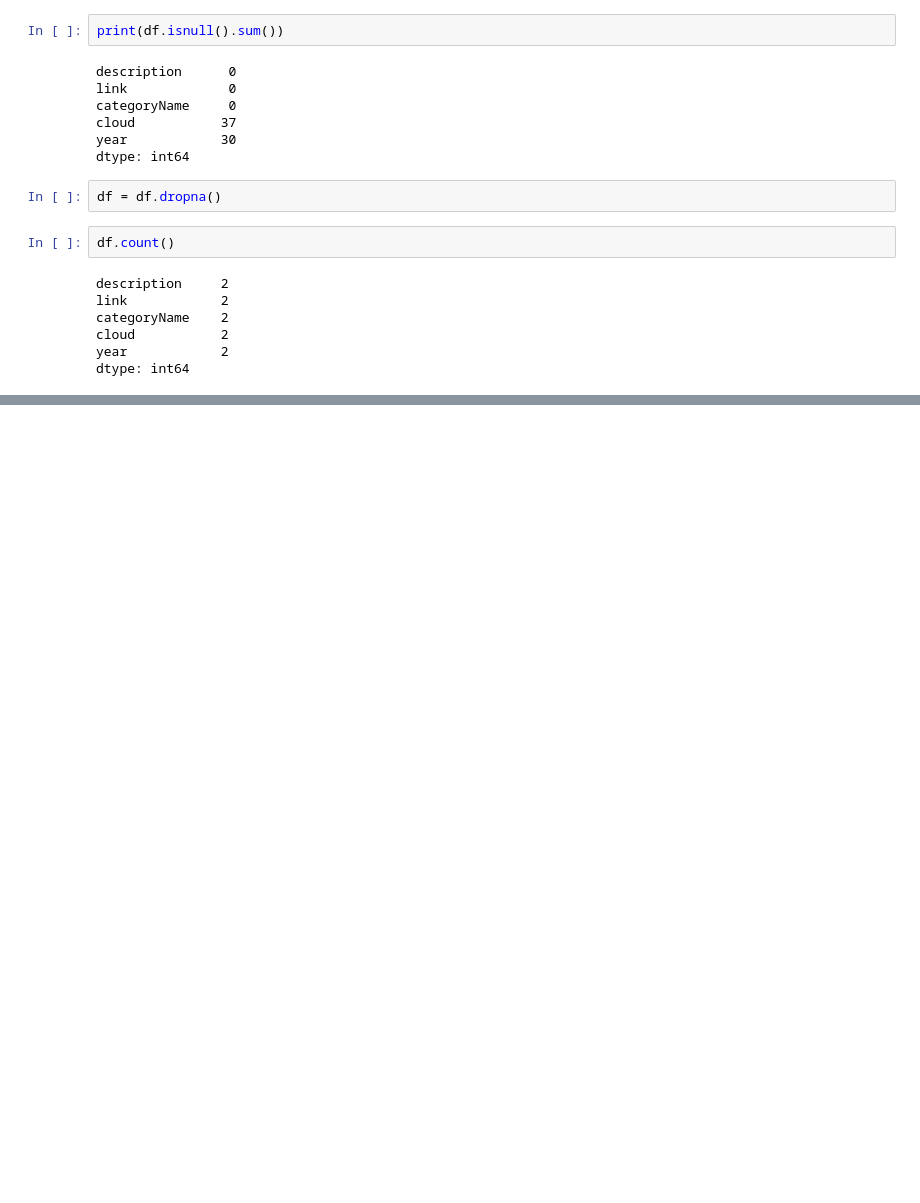
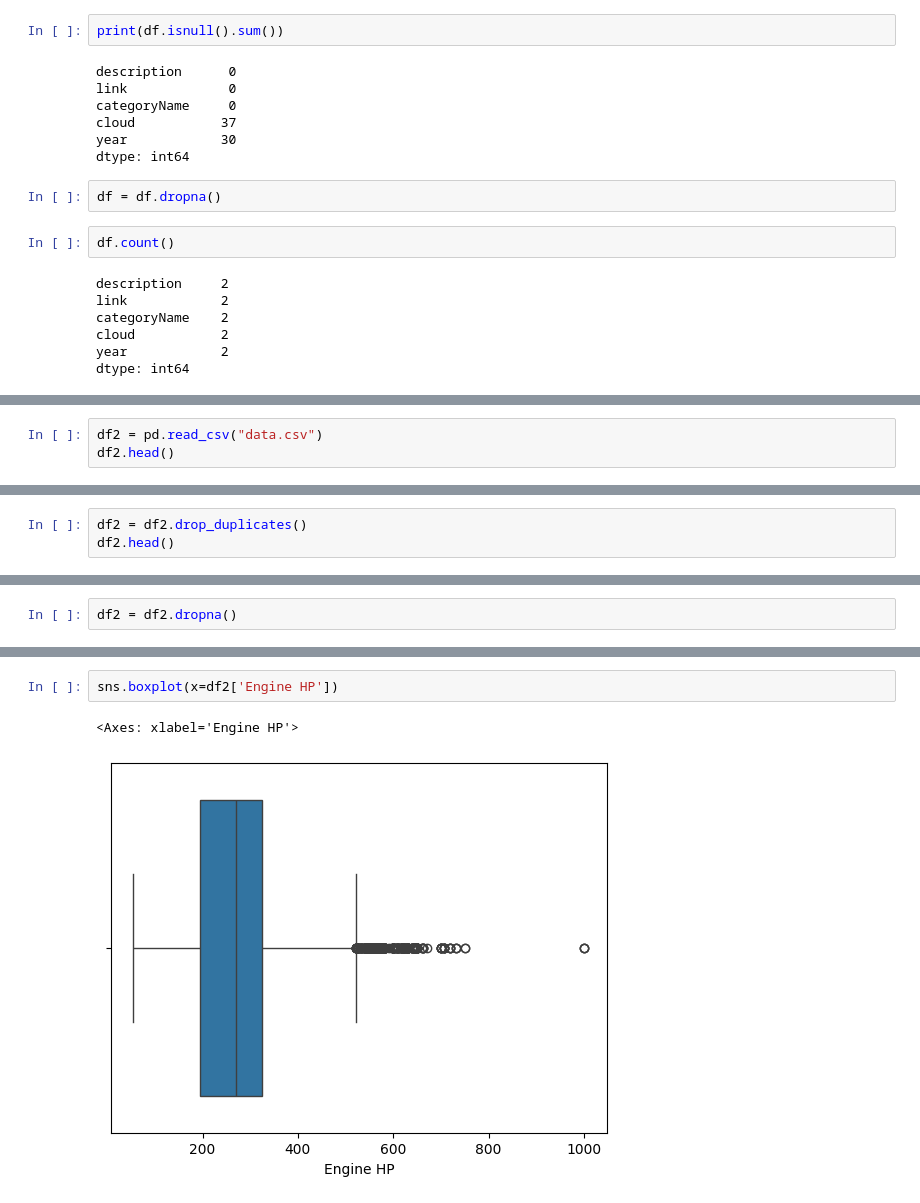
Before and after one commit to ESET0104/Basic_training, a Jupyter notebook: Basics_of_python/day-5/EDA.ipynb, the cells around one changed output, grey strips where cells are left out. Drawn from its saved outputs; the diff is of its cells as text; blank space fills up the shorter version.

```diff
--- a/Basics_of_python/day-5/EDA.ipynb
+++ b/Basics_of_python/day-5/EDA.ipynb
@@ -134,0 +151,3 @@ dtype: int64
+# %%
+df2 = pd.read_csv("data.csv")
+df2.head()
@@ -134,0 +181,3 @@ dtype: int64
+# %%
+df2 = df2.drop_duplicates()
+df2.head()
@@ -134,0 +191,2 @@ dtype: int64
+# %%
+df2 = df2.dropna()
@@ -134,0 +213,5 @@ dtype: int64
+# %%
+sns.boxplot(x=df2['Engine HP'])
+# %% [output]
+<Axes: xlabel='Engine HP'>
+[figure, added]
```
Also changed, not shown: parts of 14 cells of this notebook, 2 other files.
